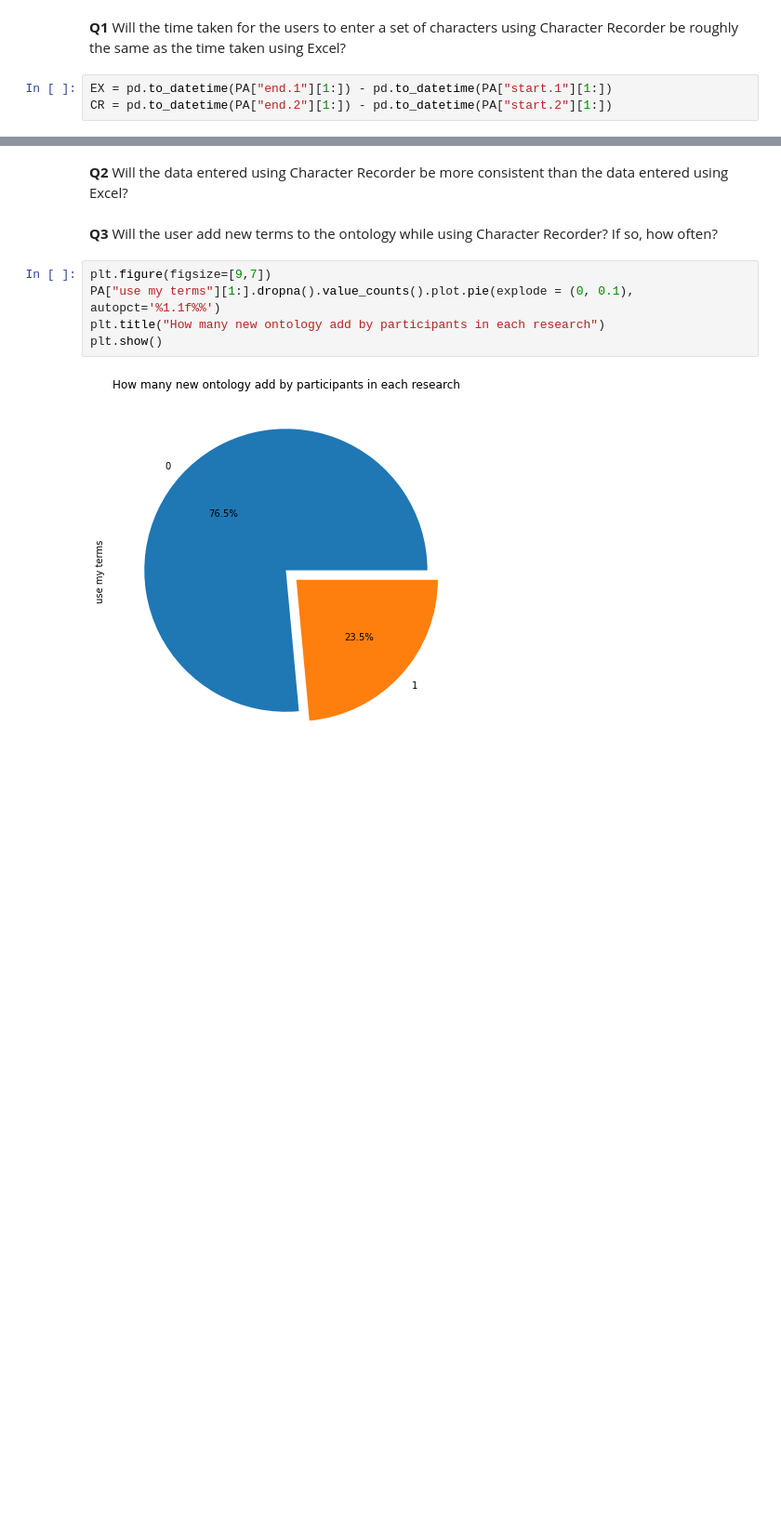
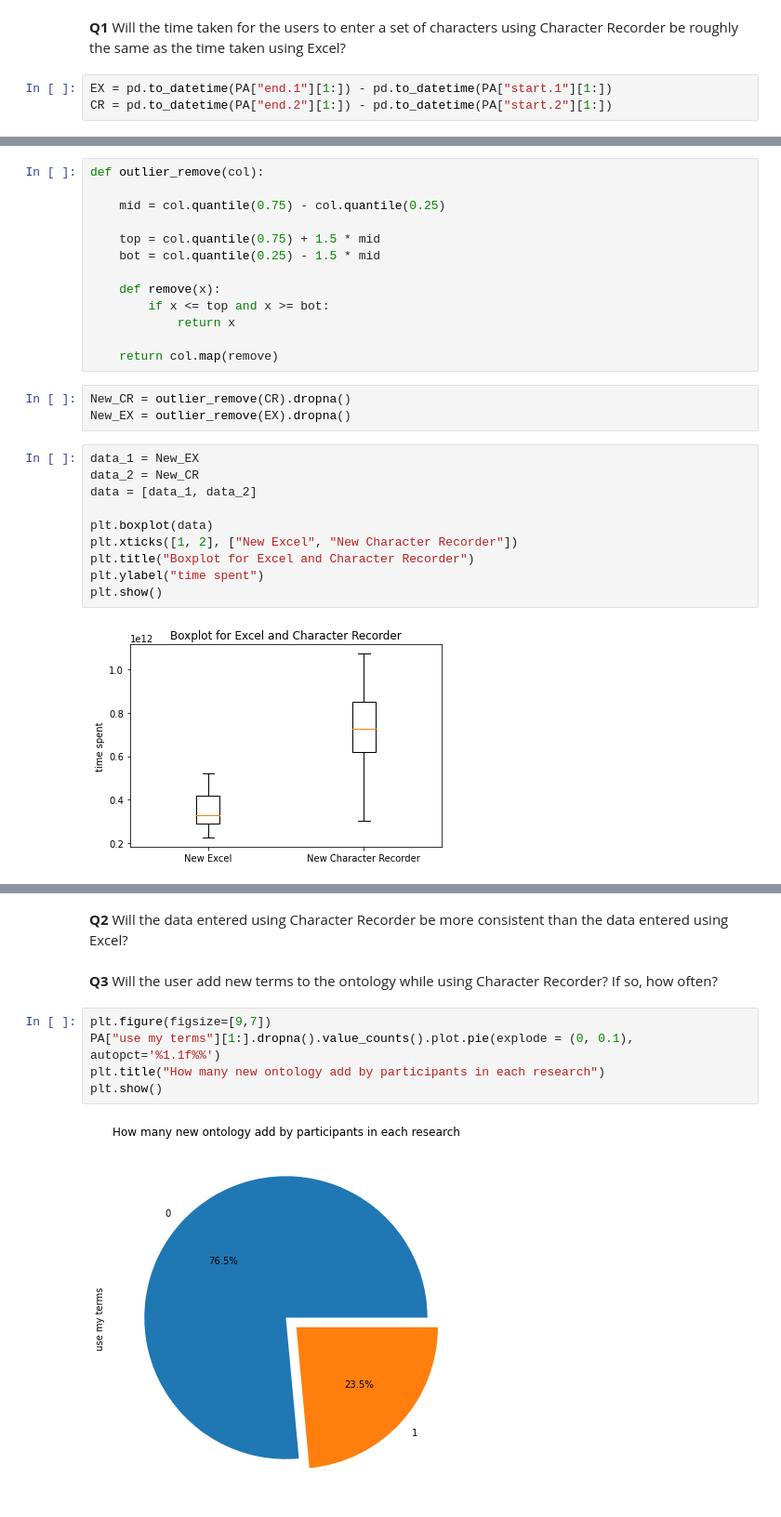
Before and after one commit to YuxuanZhou1/Character-Recorder-DA, a Jupyter notebook: Guiding research question.ipynb, the cells around one changed output, grey strips where cells are left out. Shown at 93% size. Saved outputs shown, nothing was run; the diff lists cells and outputs as text; blank space fills up the shorter version.

```diff
--- a/Guiding research question.ipynb
+++ b/Guiding research question.ipynb
@@ -40,0 +48,28 @@ CR.astype('timedelta64[s]').plot.hist()
+# %%
+def outlier_remove(col):
+
+    mid = col.quantile(0.75) - col.quantile(0.25)
+
+    top = col.quantile(0.75) + 1.5 * mid
+    bot = col.quantile(0.25) - 1.5 * mid
+
+    def remove(x):
+        if x <= top and x >= bot:
+            return x
+
+    return col.map(remove)
+# %%
+New_CR = outlier_remove(CR).dropna()
+New_EX = outlier_remove(EX).dropna()
+# %%
+data_1 = New_EX
+data_2 = New_CR
+data = [data_1, data_2]
+
+plt.boxplot(data)
+plt.xticks([1, 2], ["New Excel", "New Character Recorder"])
+plt.title("Boxplot for Excel and Character Recorder")
+plt.ylabel("time spent")
+plt.show()
+# %% [output]
+[figure, added]
```
Also changed, not shown: parts of 13 cells of this notebook, 3 other files.
